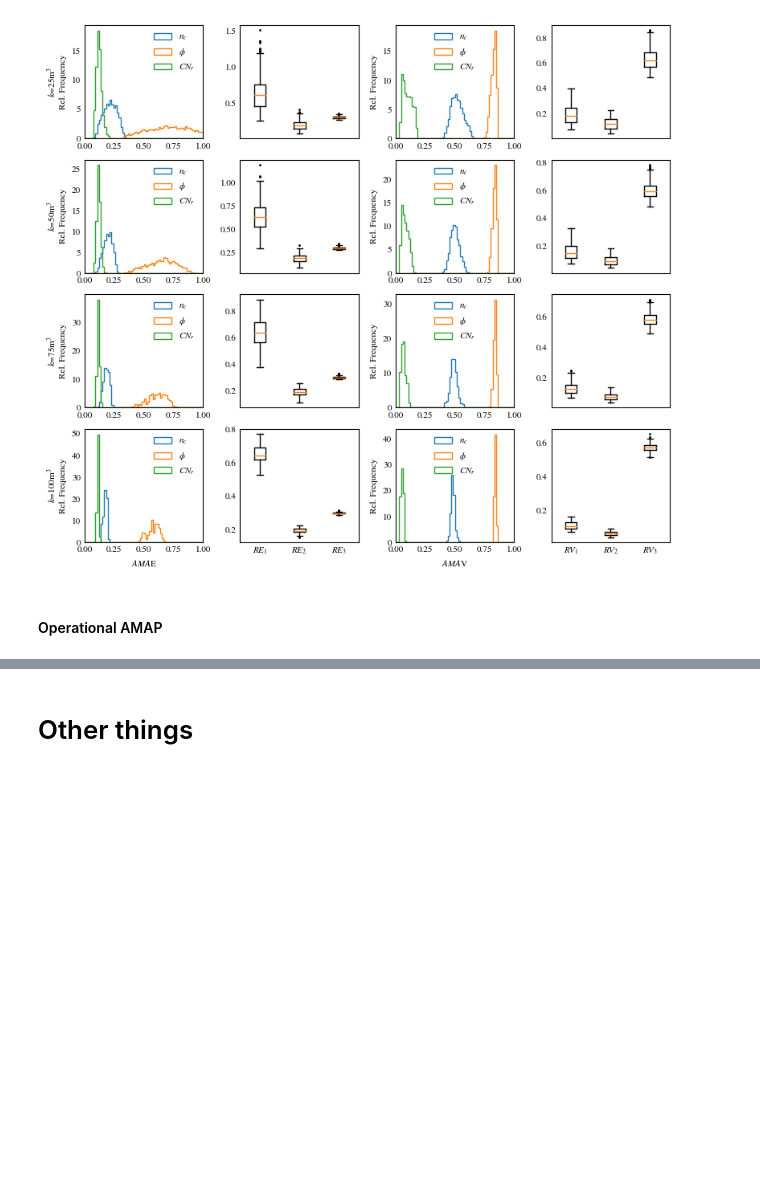
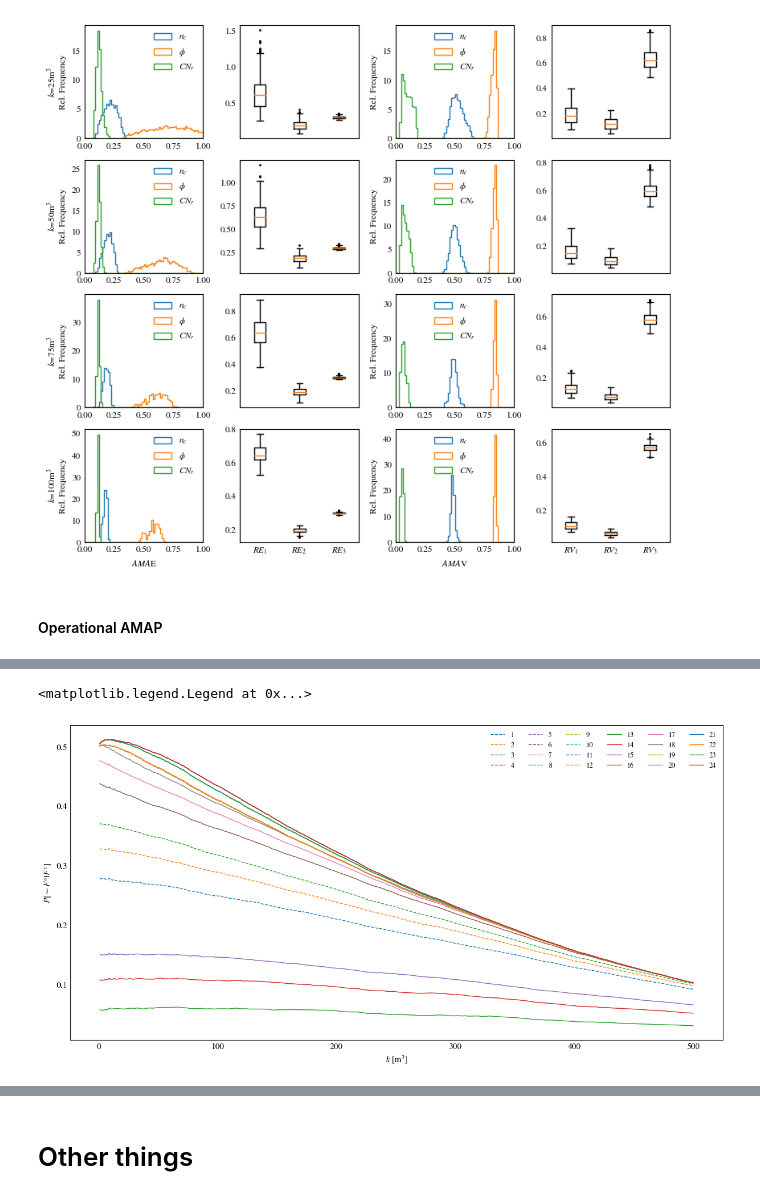
Before and after one commit to rlsandovalp/operational_picture, a Jupyter notebook: Galbiate/operational_analysis.ipynb, the cells around one changed output, grey strips where cells are left out. Drawn from its saved outputs; the diff is of its cells as text; code cells hidden in the pictures; blank space fills up the shorter version.

```diff
--- a/Galbiate/operational_analysis.ipynb
+++ b/Galbiate/operational_analysis.ipynb
@@ -577,0 +593,54 @@ plt.legend()
+# %%
+K = np.linspace(1, 500, 500)
+
+current_data = np.loadtxt('output/results_stochastic_current_operational.csv', delimiter=',')[:,4:]
+operative_data = np.loadtxt('output/results_stochastic00.csv', delimiter=',')
+
+
+space_k_vs_efficiency = np.zeros((24, len(K)))
+for op_condition in range(5, 29):
+    for n_k, k in enumerate(K):
+        fail_current = current_data*1000 > k
+        no_fail_operative = operative_data[:,op_condition-1]*1000 <= k
+        both = np.logical_and(fail_current.flatten(), no_fail_operative.flatten())
+        space_k_vs_efficiency[op_condition-5, n_k] = np.sum(both)/len(both)
+# %%
+# Plot k vs efficiency
+
+fig, ax = plt.subplots(1, 1, figsize=(12, 6.0))
+
+
+ax.plot(K, space_k_vs_efficiency[0,:], label='1', linestyle = '--', linewidth = 1.0)    # Worst
+ax.plot(K, space_k_vs_efficiency[1,:], label='2', linestyle = '--', linewidth = 1.0)
+ax.plot(K, space_k_vs_efficiency[2,:], label='3', linestyle = '--', linewidth = 1.0)
+ax.plot(K, space_k_vs_efficiency[3,:], label='4', linestyle = '--', linewidth = 1.0)
+ax.plot(K, space_k_vs_efficiency[4,:], label='5', linestyle = '--', linewidth = 1.0)
+ax.plot(K, space_k_vs_efficiency[5,:], label='6', linestyle = '--', linewidth = 1.0)    # Best
+ax.plot(K, space_k_vs_efficiency[6,:], label='7', linestyle = '--', linewidth = 1.0)
+ax.plot(K, space_k_vs_efficiency[7,:], label='8', linestyle = '--', linewidth = 1.0)
+ax.plot(K, space_k_vs_efficiency[8,:], label='9', linestyle = '--', linewidth = 1.0)    # Best
+ax.plot(K, space_k_vs_efficiency[9,:], label='10', linestyle = '--', linewidth = 1.0)
+ax.plot(K, space_k_vs_efficiency[10,:], label='11', linestyle = '--', linewidth = 1.0)
+ax.plot(K, space_k_vs_efficiency[11,:], label='12', linestyle = '--', linewidth = 1.0)   # Best
+ax.plot(K, space_k_vs_efficiency[12,:], label='13', linestyle = '-', linewidth = 1.0)
+ax.plot(K, space_k_vs_efficiency[13,:], label='14', linestyle = '-', linewidth = 1.0)
+ax.plot(K, space_k_vs_efficiency[14,:], label='15', linestyle = '-', linewidth = 1.0)
+ax.plot(K, space_k_vs_efficiency[15,:], label='16', linestyle = '-', linewidth = 1.0)
+ax.plot(K, space_k_vs_efficiency[16,:], label='17', linestyle = '-', linewidth = 1.0)
+ax.plot(K, space_k_vs_efficiency[17,:], label='18', linestyle = '-', linewidth = 1.0)
+ax.plot(K, space_k_vs_efficiency[18,:], label='19', linestyle = '-', linewidth = 1.0)
+ax.plot(K, space_k_vs_efficiency[19,:], label='20', linestyle = '-', linewidth = 1.0)
+ax.plot(K, space_k_vs_efficiency[20,:], label='21', linestyle = '-', linewidth = 1.0)     # Best
+ax.plot(K, space_k_vs_efficiency[21,:], label='22', linestyle = '-', linewidth = 1.0)
+ax.plot(K, space_k_vs_efficiency[22,:], label='23', linestyle = '-', linewidth = 1.0)
+ax.plot(K, space_k_vs_efficiency[23,:], label='24', linestyle = '-', linewidth = 1.0)     # Best
+
+
+
+ax.set_xlabel('$k$ [m$^3$]')
+ax.set_ylabel('$P[ \sim F^o|F^c]$')
+# ax.semilogx()
+ax.legend(ncol = 6)
+# %% [output]
+<matplotlib.legend.Legend at 0x...>
+[figure, added]
```
Also changed, not shown: parts of 14 cells of this notebook, 11 other files.
